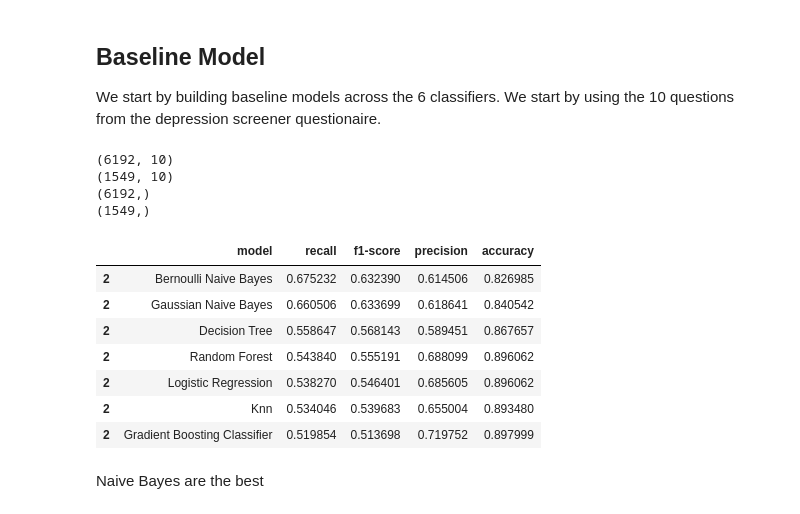
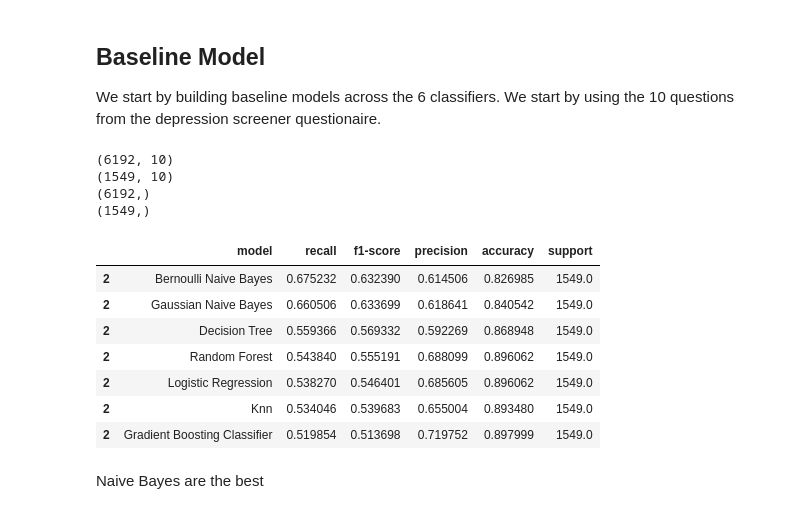
Before and after one commit to orenscarmeli/capstone210-ppd-carmeli_chari_hand_lee, a Jupyter notebook: modeling/error_analysis.ipynb, the cells around one changed output. Drawn from its saved outputs; the diff is of its cells as text; code cells hidden in the pictures.

```diff
--- a/modeling/error_analysis.ipynb
+++ b/modeling/error_analysis.ipynb
@@ -529,36 +576,36 @@ We start by building baseline models across the 6 classifiers. We start by using
 # %%
 x_train, x_test, y_train, y_test = get_model_data(
     original_df = cdc_survey_pmom,
     columns = dep_screener_cols
 )
 
 print(x_train.shape)
 print(x_test.shape)
 print(y_train.shape)
 print(y_test.shape)
 
-baseline_model, predictions = generate_models(
+baseline_model, predictions, performance_train = generate_models(
     x_train,
     y_train,
     x_test,
     y_test
 )
 
 baseline_model_summary = baseline_model[baseline_model['grouping'] == 'macro_avg']
-baseline_model_summary[['model','recall','f1-score','precision','accuracy']]
+baseline_model_summary[['model','recall','f1-score','precision','accuracy','support']]
 # %% [output]
 (6192, 10)
 (1549, 10)
 (6192,)
 (1549,)
-|  | model | recall | f1-score | precision | accuracy |
-| 2 | Bernoulli Naive Bayes | 0.675232 | 0.632390 | 0.614506 | 0.826985 |
-| 2 | Gaussian Naive Bayes | 0.660506 | 0.633699 | 0.618641 | 0.840542 |
-| 2 | Decision Tree | 0.558647 | 0.568143 | 0.589451 | 0.867657 |
-| 2 | Random Forest | 0.543840 | 0.555191 | 0.688099 | 0.896062 |
-| 2 | Logistic Regression | 0.538270 | 0.546401 | 0.685605 | 0.896062 |
-| 2 | Knn | 0.534046 | 0.539683 | 0.655004 | 0.893480 |
-| 2 | Gradient Boosting Classifier | 0.519854 | 0.513698 | 0.719752 | 0.897999 |
+|  | model | recall | f1-score | precision | accuracy | support |
+| 2 | Bernoulli Naive Bayes | 0.675232 | 0.632390 | 0.614506 | 0.826985 | 1549.0 |
+| 2 | Gaussian Naive Bayes | 0.660506 | 0.633699 | 0.618641 | 0.840542 | 1549.0 |
+| 2 | Decision Tree | 0.559366 | 0.569332 | 0.592269 | 0.868948 | 1549.0 |
+| 2 | Random Forest | 0.543840 | 0.555191 | 0.688099 | 0.896062 | 1549.0 |
+| 2 | Logistic Regression | 0.538270 | 0.546401 | 0.685605 | 0.896062 | 1549.0 |
+| 2 | Knn | 0.534046 | 0.539683 | 0.655004 | 0.893480 | 1549.0 |
+| 2 | Gradient Boosting Classifier | 0.519854 | 0.513698 | 0.719752 | 0.897999 | 1549.0 |
 # %% [markdown]
 Naive Bayes are the best
 # %%
```
Also changed, not shown: parts of 7 cells of this notebook.
